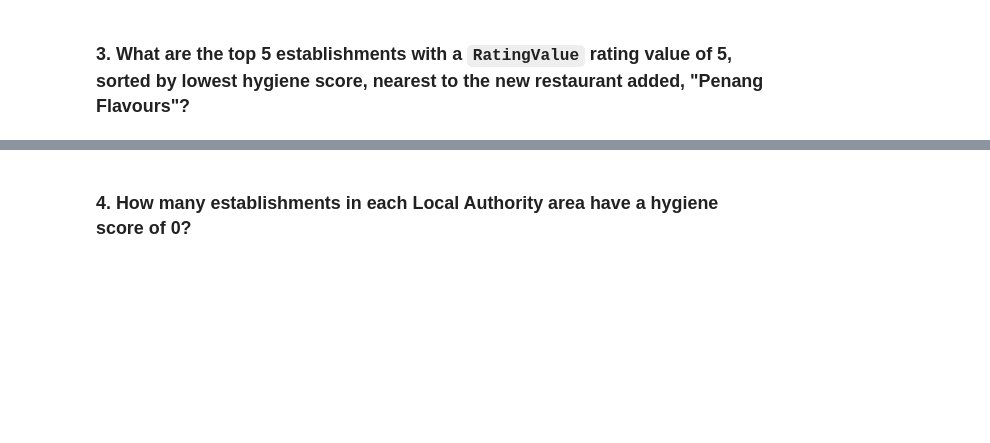
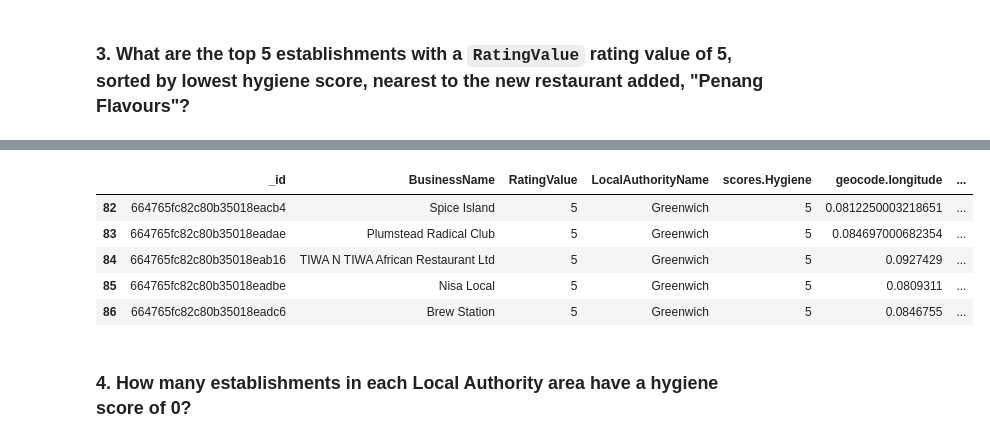
Before and after one commit to MattRind/nosql-challenge, a Jupyter notebook: NoSQL_analysis_starter.ipynb, the cells around one changed output, grey strips where cells are left out. Saved outputs shown, nothing was run; the diff lists cells and outputs as text; code cells hidden in the pictures; blank space fills up the shorter version.

```diff
--- a/NoSQL_analysis_starter.ipynb
+++ b/NoSQL_analysis_starter.ipynb
@@ -104,3 +235,23 @@ limit =
+# %%
+fields = {"BusinessName": 1, "LocalAuthorityName": 1, "RatingValue": 1, 'scores.Hygiene': 1, "geocode.latitude": 1, "geocode.longitude": 1}
+sort = [('scores.Hygiene', 1)]
+limit = 87
+
+number_of_documents = establishments.count_documents(query)
+
+
+# Print the results
+rated_5_near_Penang_Flavours_query2 = establishments.find(query, fields).sort(sort).limit(limit)
+rated_5_near_Penang_Flavours_list2 = list(rated_5_near_Penang_Flavours_query2)
+rated_5_near_Penang_Flavours_df2 = pd.json_normalize(rated_5_near_Penang_Flavours_list2)
+rated_5_near_Penang_Flavours_df2.tail()
+# %% [output]
+|  | _id | BusinessName | RatingValue | LocalAuthorityName | scores.Hygiene | geocode.longitude | ... |
+| 82 | 664765fc82c80b35018eacb4 | Spice Island | 5 | Greenwich | 5 | 0.0812250003218651 | ... |
+| 83 | 664765fc82c80b35018eadae | Plumstead Radical Club | 5 | Greenwich | 5 | 0.084697000682354 | ... |
+| 84 | 664765fc82c80b35018eab16 | TIWA N TIWA African Restaurant Ltd | 5 | Greenwich | 5 | 0.0927429 | ... |
+| 85 | 664765fc82c80b35018eadbe | Nisa Local | 5 | Greenwich | 5 | 0.0809311 | ... |
+| 86 | 664765fc82c80b35018eadc6 | Brew Station | 5 | Greenwich | 5 | 0.0846755 | ... |
 # %% [markdown]
 ### 4. How many establishments in each Local Authority area have a hygiene score of 0?
 # %%
```
Also changed, not shown: parts of 11 cells of this notebook.
